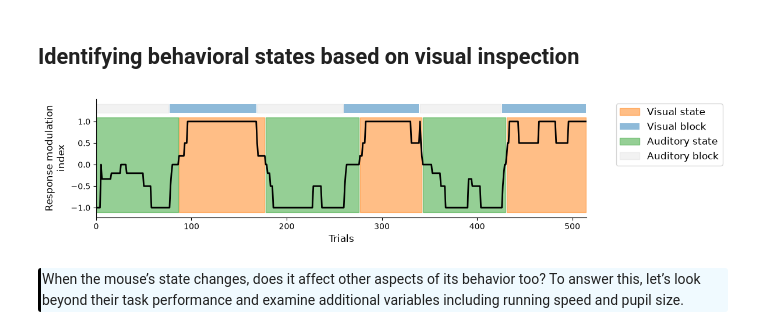
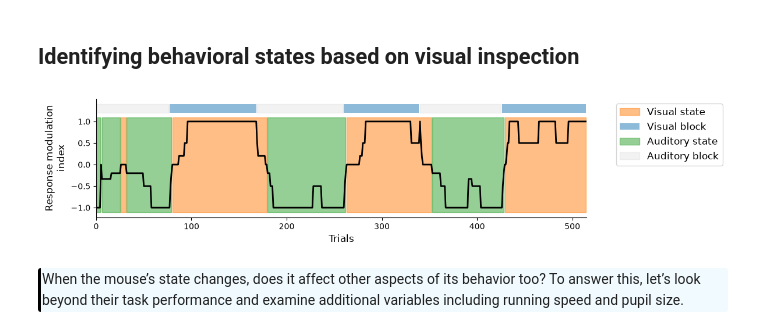
Before and after one commit to AllenSWDB/SWDB_2026_Behavioral_States, a Jupyter notebook: code/Workshop1.ipynb, the cells around one changed output. Saved outputs shown, nothing was run; the diff lists cells and outputs as text; code cells hidden in the pictures.

```diff
--- a/code/Workshop1.ipynb
+++ b/code/Workshop1.ipynb
@@ -288,29 +285,29 @@ The mouse modulates its responses according to the current context block, indica
 # %%
 # response rate thresholds for each modality
 response_threshold = 0
-behavioral_state = trials["response_modulation_index"] > response_threshold
+behavioral_state = trials["response_modulation_index"] >= response_threshold
 
 fig, ax = plt.subplots(figsize = (12, 2.8))
 ax.plot( trials["response_modulation_index"], color = 'k',  lw = 2)
 
 ax.fill_between(behavioral_state.index, -1.1, 1.1, where=behavioral_state == 1, alpha=0.5, color = 'tab:orange', label = 'Visual state')
 ax.fill_between(vis_block.index, 1.2, 1.4, where=vis_block == 1, alpha=0.5, label = 'Visual block')
 
 ax.fill_between(behavioral_state.index, -1.1, 1.1, where=behavioral_state == 0, alpha=0.5, color = 'tab:green', label = 'Auditory state')
 ax.fill_between(vis_block.index, 1.2, 1.4, where=vis_block == 0, alpha=0.2, label = 'Auditory block', color = 'silver')
 
 
 # formatting
 ax.spines["top"].set_visible(False)
 ax.spines["right"].set_visible(False)
 ax.set_xlim(0, len(trials))
 ax.set_yticks(np.arange(-1, 1.1, 0.5))
 ax.set_xlabel('Trials', fontsize = 12)
 ax.set_ylabel('Response modulation\nindex', fontsize = 12)
 ax.legend(bbox_to_anchor=(1.05, 1), fontsize = 12)
 plt.tight_layout()
 # %% [output]
-[figure, old version]
+[figure, new version]
 # %% [markdown]
 <div style="border-left: 3px solid #000; border-radius: 3px; padding: 1px; padding-left: 10px; background: #F0FAFF; ">
 When the mouse’s state changes, does it affect other aspects of its behavior too? To answer this, let’s look beyond their task performance and examine additional variables including running speed and pupil size.
```
Also changed, not shown: parts of 13 cells of this notebook, 1 other file.
